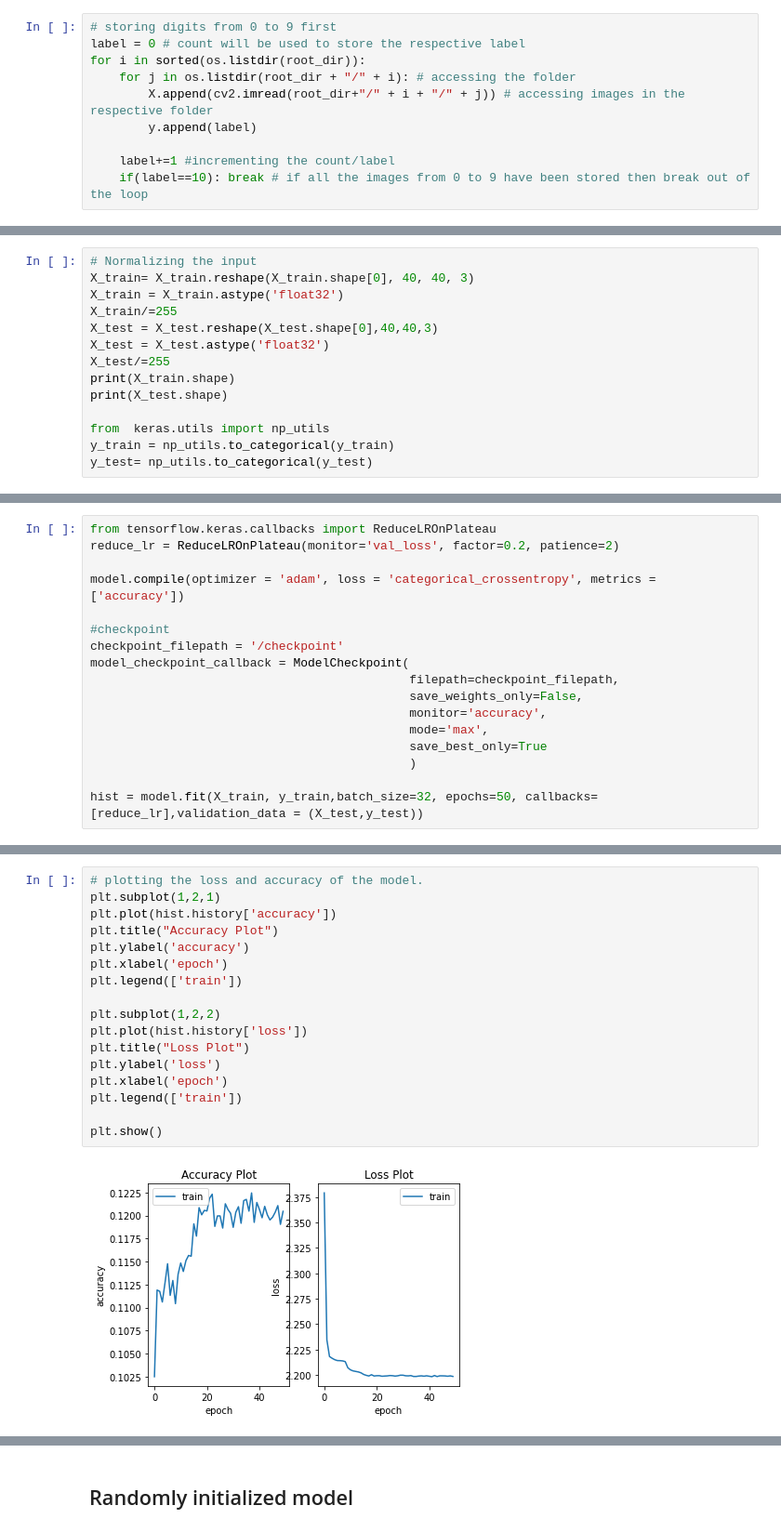
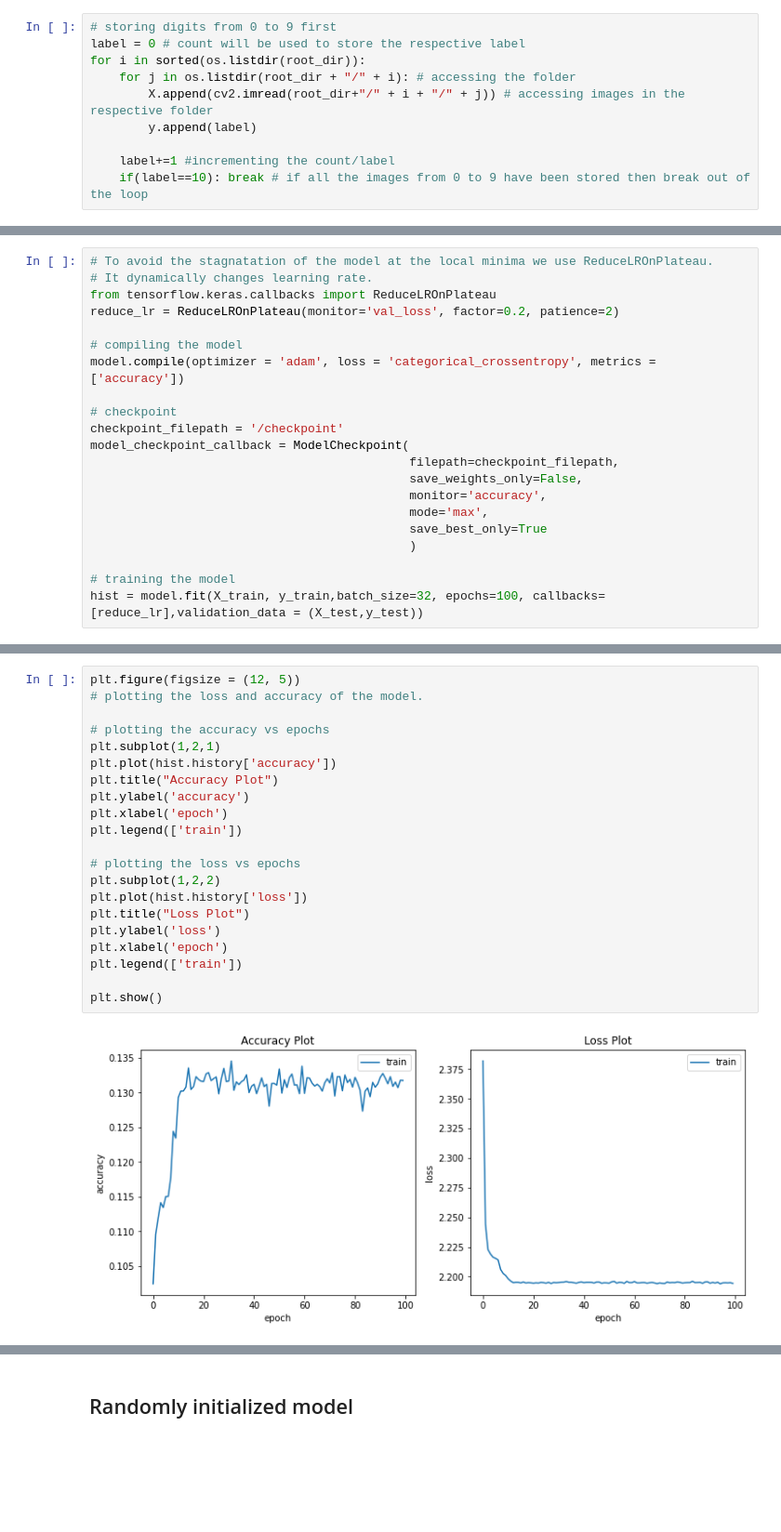
Before and after one commit to manohar2000/MIDAS_Challenge, a Jupyter notebook: part-3.ipynb, the cells around one changed output, grey strips where cells are left out. Shown at 93% size. Cells and saved outputs as stored; diff of their text form; blank space fills up the shorter version.

```diff
--- a/part-3.ipynb
+++ b/part-3.ipynb
@@ -120,15 +140 @@ print(y_test.shape)
 (10000,)
-# %%
-# Normalizing the input
-X_train= X_train.reshape(X_train.shape[0], 40, 40, 3)
-X_train = X_train.astype('float32')
-X_train/=255
-X_test = X_test.reshape(X_test.shape[0],40,40,3)
-X_test = X_test.astype('float32')
-X_test/=255
-print(X_train.shape)
-print(X_test.shape)
-
-from  keras.utils import np_utils
-y_train = np_utils.to_categorical(y_train)
-y_test= np_utils.to_categorical(y_test)
@@ -172,10 +194,13 @@ model = part2_model
 # %%
+# To avoid the stagnatation of the model at the local minima we use ReduceLROnPlateau.
+# It dynamically changes learning rate.
 from tensorflow.keras.callbacks import ReduceLROnPlateau
 reduce_lr = ReduceLROnPlateau(monitor='val_loss', factor=0.2, patience=2)
 
+# compiling the model
 model.compile(optimizer = 'adam', loss = 'categorical_crossentropy', metrics = ['accuracy'])
 
-#checkpoint
+# checkpoint
 checkpoint_filepath = '/checkpoint'
 model_checkpoint_callback = ModelCheckpoint(
                                             filepath=checkpoint_filepath,
@@ -185,5 +210,6 @@ model_checkpoint_callback = ModelCheckpoint(
                                             save_best_only=True
                                             )
 
-hist = model.fit(X_train, y_train,batch_size=32, epochs=50, callbacks=[reduce_lr],validation_data = (X_test,y_test))
+# training the model
+hist = model.fit(X_train, y_train,batch_size=32, epochs=100, callbacks=[reduce_lr],validation_data = (X_test,y_test))
 # %% [output]
@@ -207,20 +233,24 @@ Epoch 50/50
 # %%
+plt.figure(figsize = (12, 5))
 # plotting the loss and accuracy of the model.
+
+# plotting the accuracy vs epochs
 plt.subplot(1,2,1)
 plt.plot(hist.history['accuracy'])
 plt.title("Accuracy Plot")
 plt.ylabel('accuracy')
 plt.xlabel('epoch')
 plt.legend(['train'])
 
+# plotting the loss vs epochs
 plt.subplot(1,2,2)
 plt.plot(hist.history['loss'])
 plt.title("Loss Plot")
 plt.ylabel('loss')
 plt.xlabel('epoch')
 plt.legend(['train'])
 
 plt.show()
 # %% [output]
-[figure, old version]
+[figure, new version]
 # %%
```
Also changed, not shown: parts of 36 cells of this notebook.
